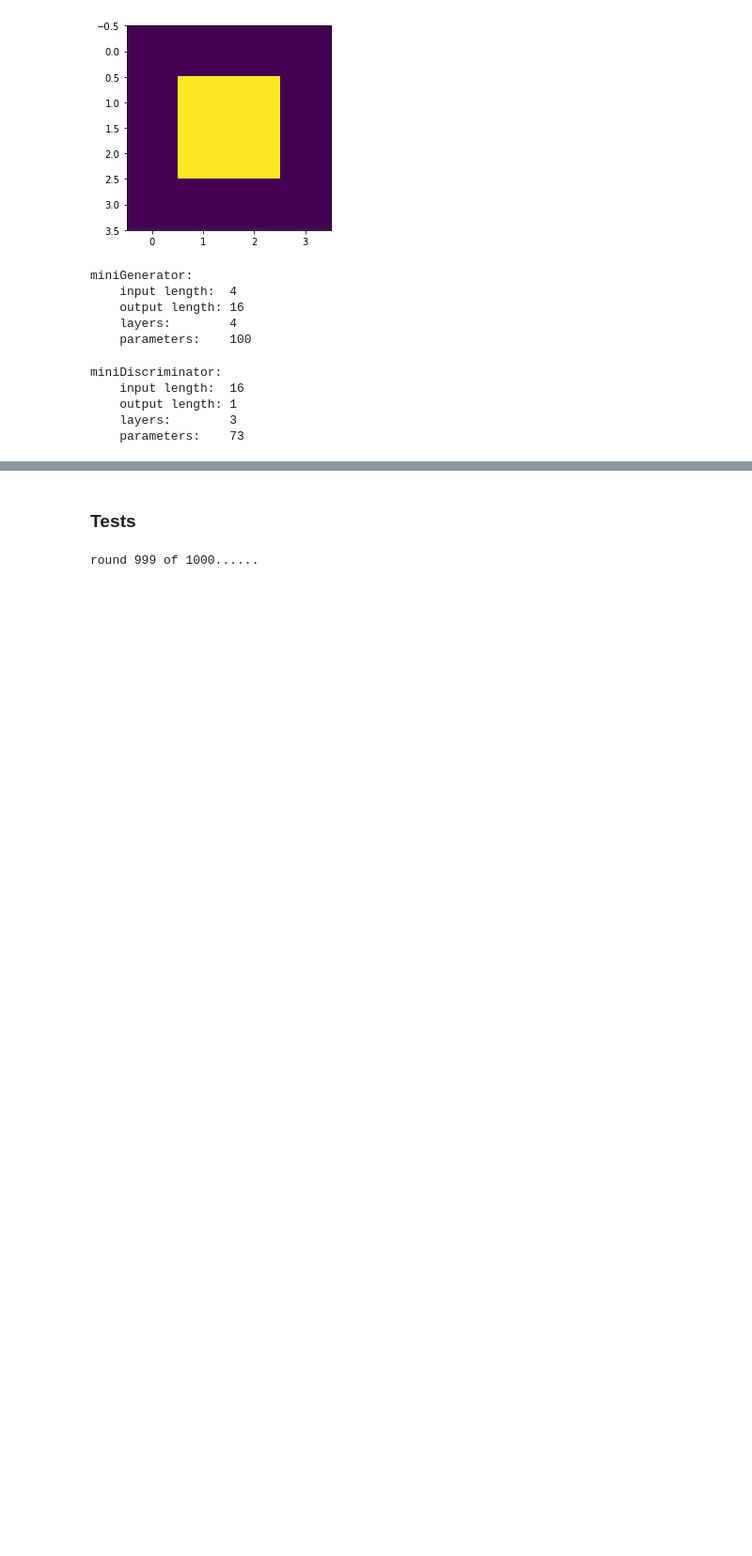
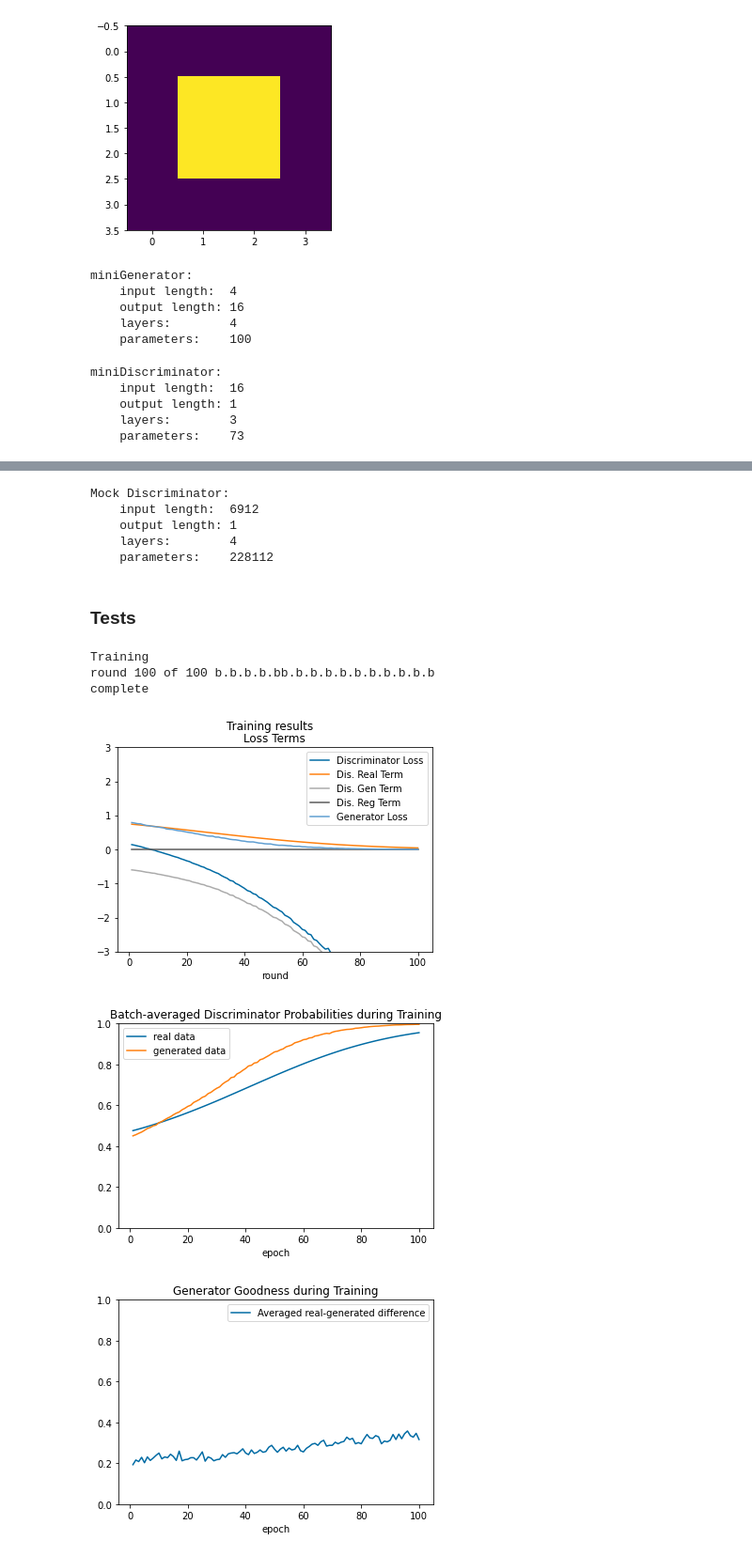
Before and after one commit to iakioh/MusiCAN, a Jupyter notebook: models/scaleGAN.ipynb, the cells around one changed output, grey strips where cells are left out. Shown at 94% size. Cells and saved outputs as stored; diff of their text form; code cells hidden in the pictures; blank space fills up the shorter version.

```diff
--- a/models/scaleGAN.ipynb
+++ b/models/scaleGAN.ipynb
@@ -286,7 +287,10 @@ class GANTraining :
         assert  hasattr(generator, "model")
         assert  type(discriminator) in [Network, Discriminator]
         assert  hasattr(discriminator, "model")
+        assert  generator.O == discriminator.I
+        assert  discriminator.O == 1
         assert  type(dataset) == torch.utils.data.dataset.TensorDataset
+        assert  dataset.tensors[0].shape[-1] == generator.O   # real and gen. data should have the same size
 
         self.device = 'cuda'  if torch.cuda.is_available() else  'cpu'
         self.training_filepath = "../execution/trained_models/"
@@ -342,7 +346,9 @@ class GANTraining :
     def train (self) :
         assert  hasattr(self, "data_loader")  # If test fails, you haven't run set_params()
 
+        print(f"Training")
         for round in range(self.rounds) :
+            print(f"round {round+1} of {self.rounds}", end = " ")
             for dis_round in range(self.dis_rounds) :
                 # Forward propagation
                 batch_real = self._get_batch()
@@ -393,9 +399,10 @@ class GANTraining :
             self.loss_gen.backward()
             self.optimizer_gen.step()
 
-            print("", end="\r")
-            print(f"round {round} of {self.rounds}", end = "\r")
+            print("\r", end="")
+            #print(f"round {round} of {self.rounds}", end = "")
             #print("                               ", end = "\r")
+        print("\ncomplete")
 
 
     def _get_batch (self) :
@@ -409,6 +416,7 @@ class GANTraining :
             self._batch_num = 0
         batch = self._data_list[self._batch_num][0]
         self._batch_num += 1
+        print("b", end="")
         return batch
 
 
@@ -439,6 +447,32 @@ class GANTraining :
 
 
 
+    def plot (self) :
+        rounds = np.arange(self.rounds) + 1
+        plt.suptitle("Training results")
+        plt.title("Loss Terms")
+        plt.plot(rounds, self.log.losses.T)
+        plt.xlabel("round")
+        plt.ylim(-3, 3)
+        plt.legend(["Discriminator Loss", "Dis. Real Term", "Dis. Gen Term", "Dis. Reg Term", "Generator Loss"])
+        plt.show()
+
+        plt.title("Batch-averaged Discriminator Probabilities during Training")
+        plt.plot(rounds, self.log.probs.T)
+        plt.xlabel("epoch")
+        plt.ylim(0,1)
+        plt.legend(["real data", "generated data"])
+        plt.show()
+
+        plt.title("Generator Goodness during Training")
+        plt.plot(rounds, self.log.gen_goodness)
+        plt.xlabel("epoch")
+        plt.ylim(0,1)
+        plt.legend(["Averaged real-generated difference"])
+        plt.show()
+
+
+
     def save (self, name) :
         file_name = self.training_filepath + name + ".obj"
         file      = open(file_name, "wb")
@@ -509,8 +568,29 @@ Prob. that image is real: 42%
+# %%
+mockDis = Discriminator(mock.size, 1, "Mock Discriminator")
+mockDis.create_model([
+    torch.nn.Threshold(0, -1),   # makes {0, 1} input to {-1, 1}
+    torch.nn.Linear(mockDis.I, 16),
+    torch.nn.SiLU(),
+    torch.nn.Linear(16, mockGen.O),
+])
+mockDis.print_stats()
+# %% [output]
+Mock Discriminator:
+    input length:  6912
+    output length: 1
+    layers:        4
+    parameters:    228112
 # %% [markdown]
 ### Tests
 # %%
-test = GANTraining(miniGen, miniDis, minimock.dataset)
-test.setup(1000, batch_size = 2, discriminator_rounds = 2, loss_function = "GAN")
-test.train()
+miniTrain = GANTraining(miniGen, miniDis, minimock.dataset)
+miniTrain.setup(100, batch_size = 33, discriminator_rounds = 4, loss_function = "GAN")
+miniTrain.train()
+miniTrain.plot()
 # %% [output]
-round 999 of 1000......
+Training
+round 100 of 100 b.b.b.b.bb.b.b.b.b.b.b.b.b.b.b
+complete
+[figure, added]
+[figure, added]
+[figure, added]
```
Also changed, not shown: parts of 8 cells of this notebook.
